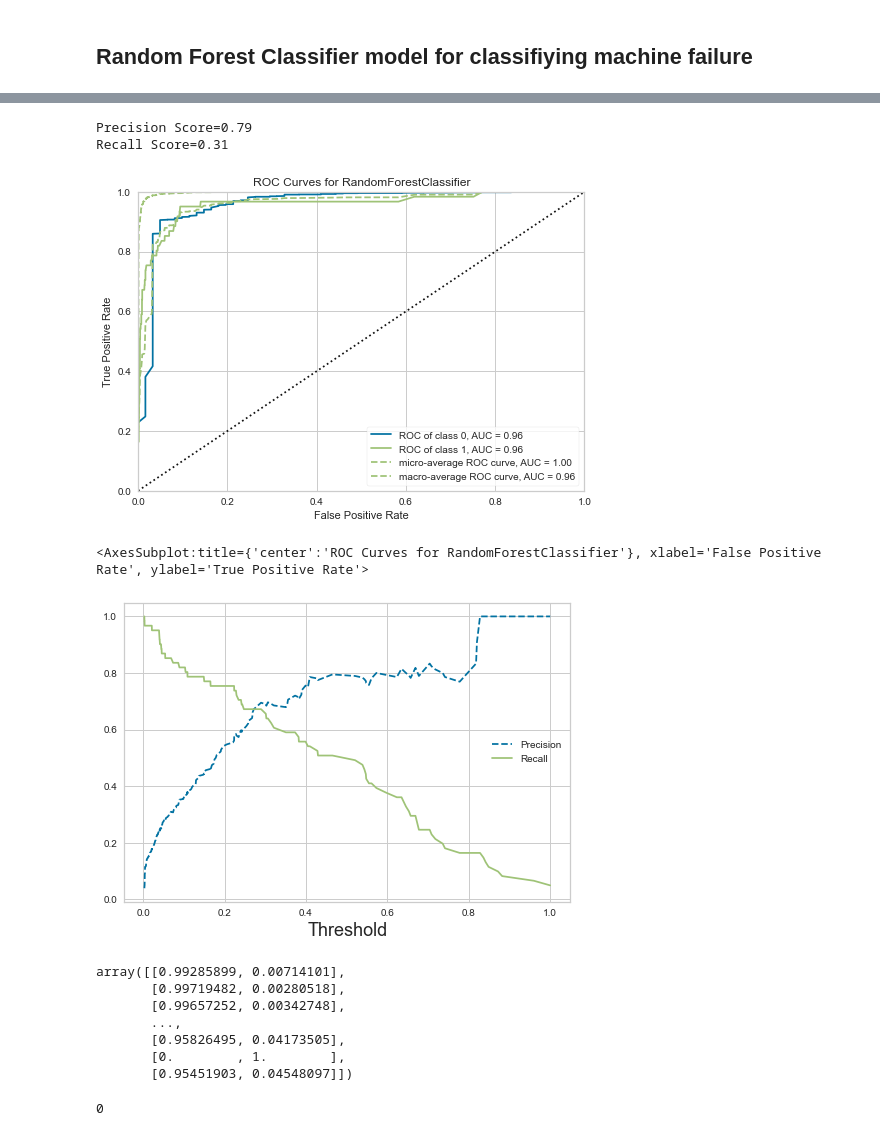
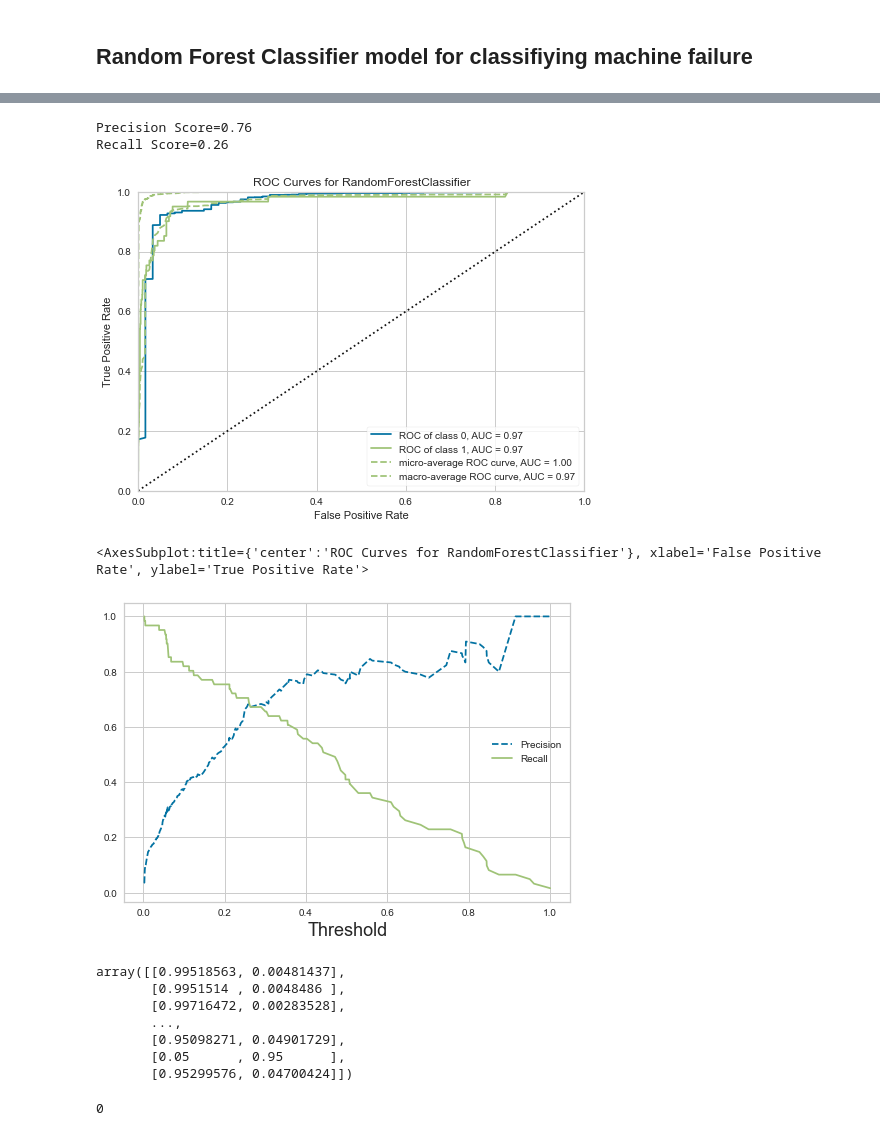
Before and after one commit to J33V1N/Predictive-Maintenance-AI4I, a Jupyter notebook: Predictive maintenance.ipynb, the cells around one changed output, grey strips where cells are left out. Cells and saved outputs as stored; diff of their text form; code cells hidden in the pictures.

```diff
--- a/Predictive maintenance.ipynb
+++ b/Predictive maintenance.ipynb
@@ -272,12 +272,15 @@ Recall Score=0.26
 ## Random Forest Classifier model for classifiying machine failure
 # %%
 #Hyperparameter tuning of random forest classifier using Grid Search CV
+from sklearn.metrics import make_scorer,roc_auc_score
 from sklearn.ensemble import RandomForestClassifier
 from sklearn.model_selection import cross_val_score,GridSearchCV
 from sklearn.model_selection import cross_val_predict
+#scorer = make_scorer(precision_score,needs_proba=True)
+scorer = make_scorer(roc_auc_score,needs_proba=True)
 gsc = GridSearchCV(estimator = RandomForestClassifier(),
                    param_grid = {'max_depth':range(3,7),'n_estimators':(10,50,100,1000),},
-                   cv = 5,verbose=0,n_jobs=-1)
+                   cv = 5,scoring=scorer,verbose=0,n_jobs=-1)
 grid_result = gsc.fit(train_X,train_y)
 best_params = grid_result.best_params_
 rfr = RandomForestClassifier(max_depth=best_params['max_depth'],
@@ -289,6 +299,7 @@ best_params
 # %%
 #Predictions using cross validation
-predictions = cross_val_predict(rfr,test_X, test_y, cv=10)
+model = rfr.fit(train_X,train_y)
+predictions = cross_val_predict(model,test_X, test_y, cv=10)
 # %%
 #Confusion Matrix for rfc
 cm = confusion_matrix(test_y,predictions)
@@ -311,8 +322,8 @@ re_rfc=recall_score(test_y,predictions)
 print('Precision Score={0:0.2f}'.format(pr_rfc))
 print('Recall Score={0:0.2f}'.format(re_rfc))
 # %% [output]
-Precision Score=0.79
-Recall Score=0.31
+Precision Score=0.76
+Recall Score=0.26
 # %%
 from yellowbrick.classifier import ROCAUC
 visualizer = ROCAUC(rfr, classes=dataset['Machine failure'].unique())
@@ -320,26 +331,26 @@ visualizer.fit(train_X,train_y)        # Fit the training data to the visualizer
 visualizer.score(test_X,test_y)        # Evaluate the model on the test data
 visualizer.show()                       # Finalize and show the figure
 # %% [output]
-[figure, old version]
+[figure, new version]
 <AxesSubplot:title={'center':'ROC Curves for RandomForestClassifier'}, xlabel='False Positive Rate', ylabel='True Positive Rate'>
 # %%
-y_score = rfr.predict_proba(test_X)
+y_score = model.predict_proba(test_X)
 y_score_rfc = y_score[:,1]
 precisions,recalls,thresholds=precision_recall_curve(test_y,y_score_rfc)
 plot_precision_recall_vs_threshold(precisions,recalls,thresholds)
 plt.show()
 # %% [output]
-[figure, old version]
+[figure, new version]
 # %%
 y_score
 # %% [output]
-array([[0.99285899, 0.00714101],
-       [0.99719482, 0.00280518],
-       [0.99657252, 0.00342748],
+array([[0.99518563, 0.00481437],
+       [0.9951514 , 0.0048486 ],
+       [0.99716472, 0.00283528],
        ...,
-       [0.95826495, 0.04173505],
-       [0.        , 1.        ],
-       [0.95451903, 0.04548097]])
+       [0.95098271, 0.04901729],
+       [0.05      , 0.95      ],
+       [0.95299576, 0.04700424]])
 # %%
 data={'True class':test_y,'Predicted class':pred,'Probablility for class 0':y_score[:,0],
       'Probablility for class 1':y_score[:,1]}
```
Also changed, not shown: parts of 5 cells of this notebook.
